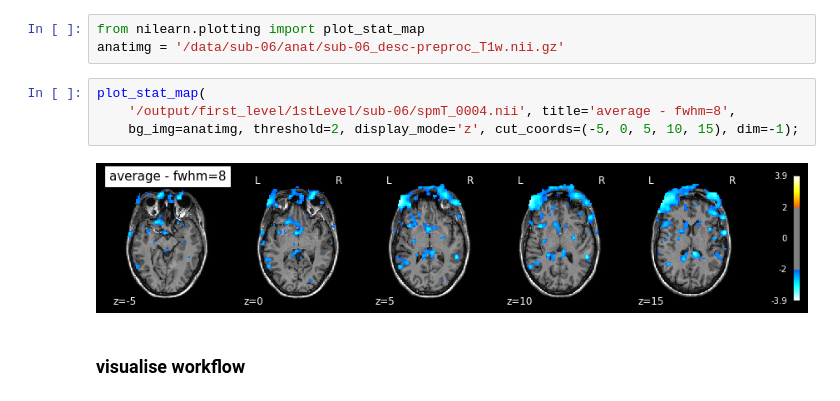
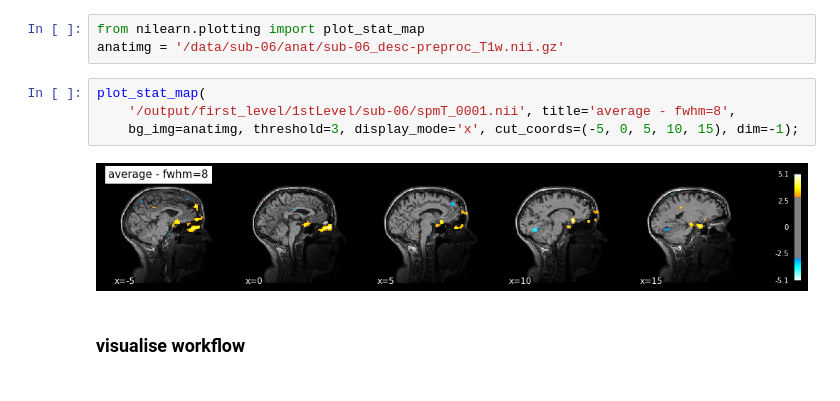
Before and after one commit to syzhang/tsl_data, a Jupyter notebook: imaging/first_level_basics.ipynb, the cells around one changed output. Cells and saved outputs as stored; diff of their text form.

```diff
--- a/imaging/first_level_basics.ipynb
+++ b/imaging/first_level_basics.ipynb
@@ -382,10 +379,10 @@ from nilearn.plotting import plot_stat_map
 anatimg = '/data/sub-06/anat/sub-06_desc-preproc_T1w.nii.gz'
 # %%
 plot_stat_map(
-    '/output/first_level/1stLevel/sub-06/spmT_0004.nii', title='average - fwhm=8',
-    bg_img=anatimg, threshold=2, display_mode='z', cut_coords=(-5, 0, 5, 10, 15), dim=-1);
+    '/output/first_level/1stLevel/sub-06/spmT_0001.nii', title='average - fwhm=8',
+    bg_img=anatimg, threshold=3, display_mode='x', cut_coords=(-5, 0, 5, 10, 15), dim=-1);
 # %% [output]
-[figure, old version]
+[figure, new version]
 # %% [markdown]
 ### visualise workflow
 # %%
```
Also changed, not shown: parts of 20 cells of this notebook.
